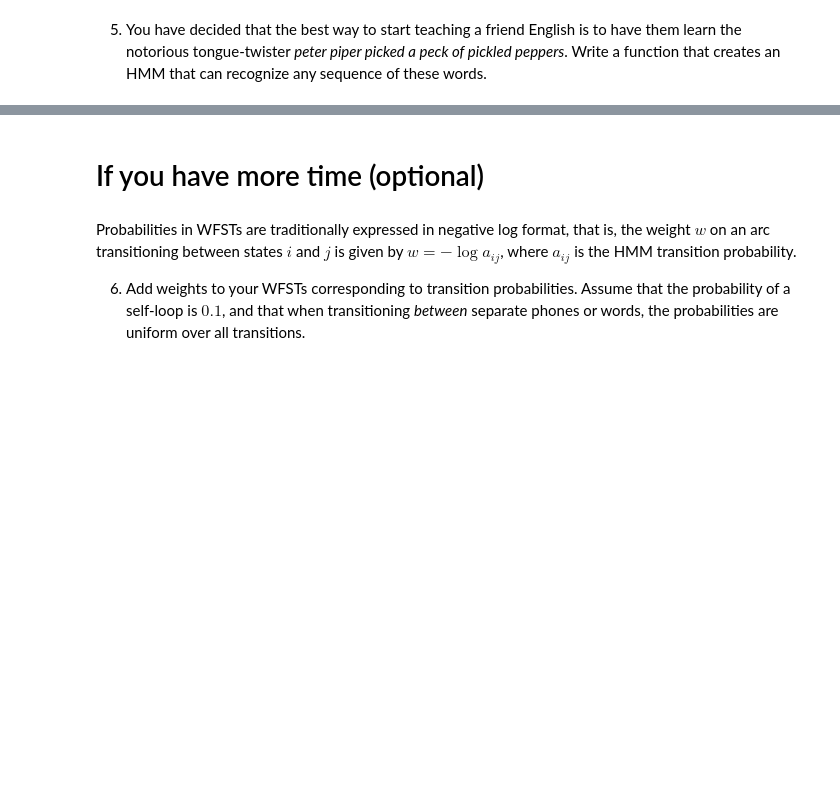
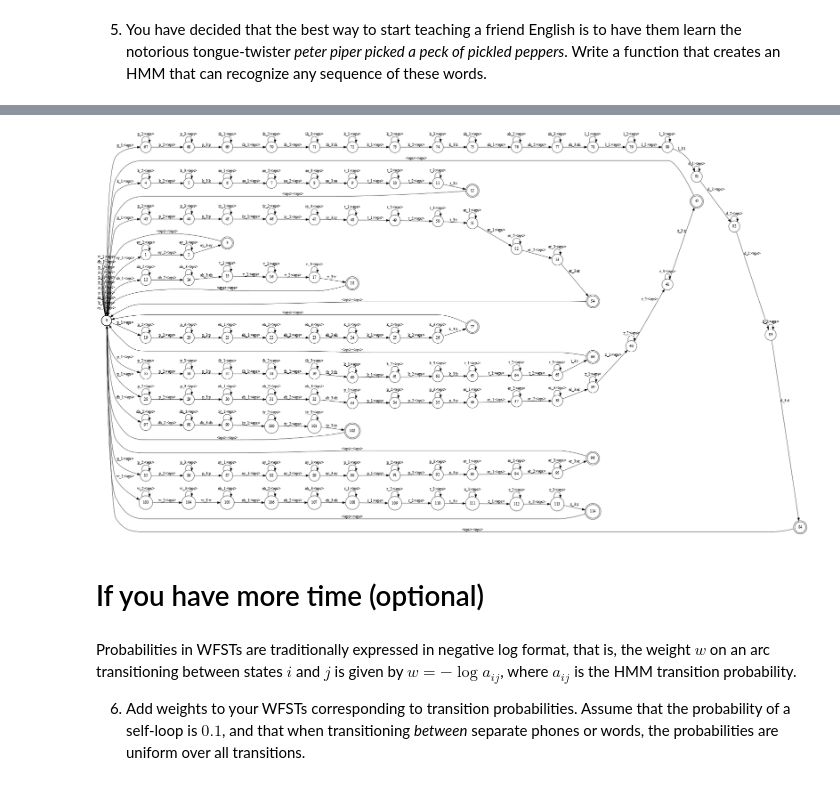
Before and after one commit to jooeun9199/INFR11033, a Jupyter notebook: asr_lab1.ipynb, the cells around one changed output, grey strips where cells are left out. Drawn from its saved outputs; the diff is of its cells as text; code cells hidden in the pictures; blank space fills up the shorter version.

```diff
--- a/asr_lab1.ipynb
+++ b/asr_lab1.ipynb
@@ -384,11 +444,17 @@ def generate_word_sequence_recognition_wfst(n):
     start_state = f.add_state()
     f.set_start(start_state)
 
-    for word, phones in lex.items():
+
+    i=0     # my code
+
+    for word in lex.keys():
         # your code here
+        i+=len(lex[word])*n
+        generate_word_wfst(f, start_state, word, n)
+        f.add_arc(i, fst.Arc(0,0,None,start_state))
+
 
     return f
-
 f = generate_word_sequence_recognition_wfst(3)
 f.set_input_symbols(state_table)
 f.set_output_symbols(phone_table)
@@ -401,3 +466,4 @@ IndentationError: expected an indented block (<ipython-input-1-9e8da2c198cb>, li
+[figure, added]
 # %%
 # Write to a file for autograding
 f.write('word_sequence_recognition_wfst.fst')
```
Also changed, not shown: parts of 8 cells of this notebook.
